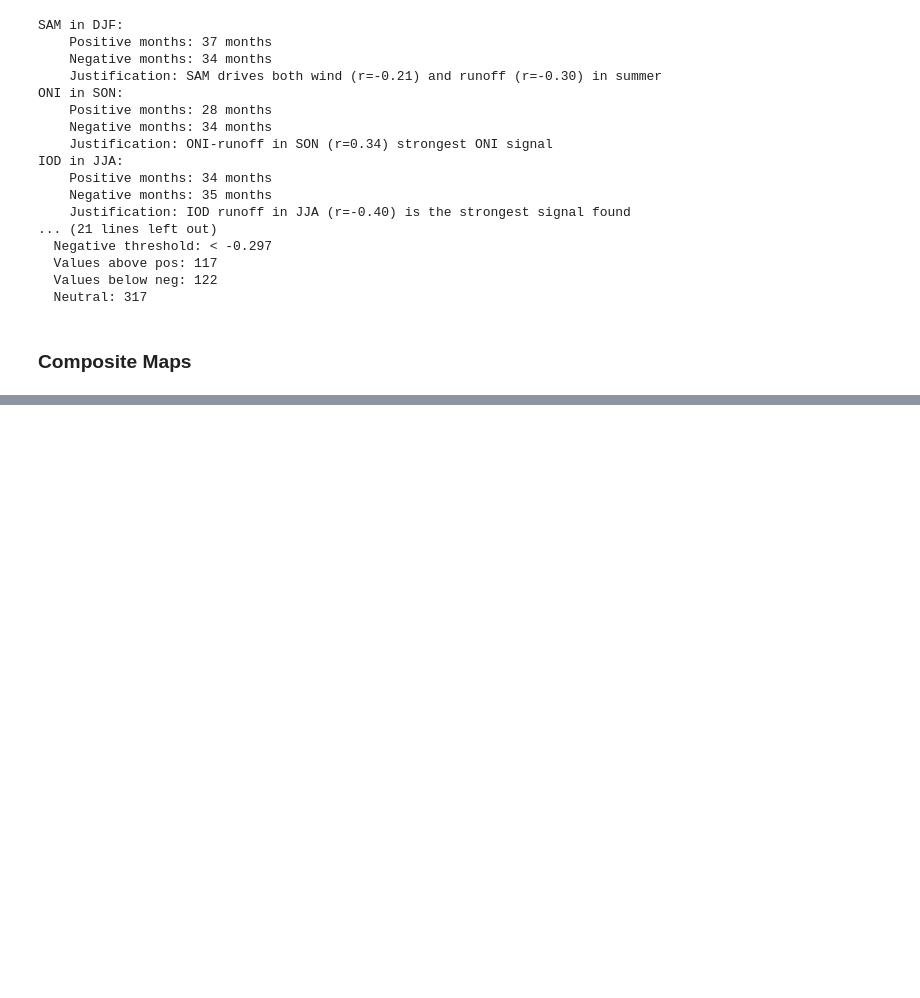
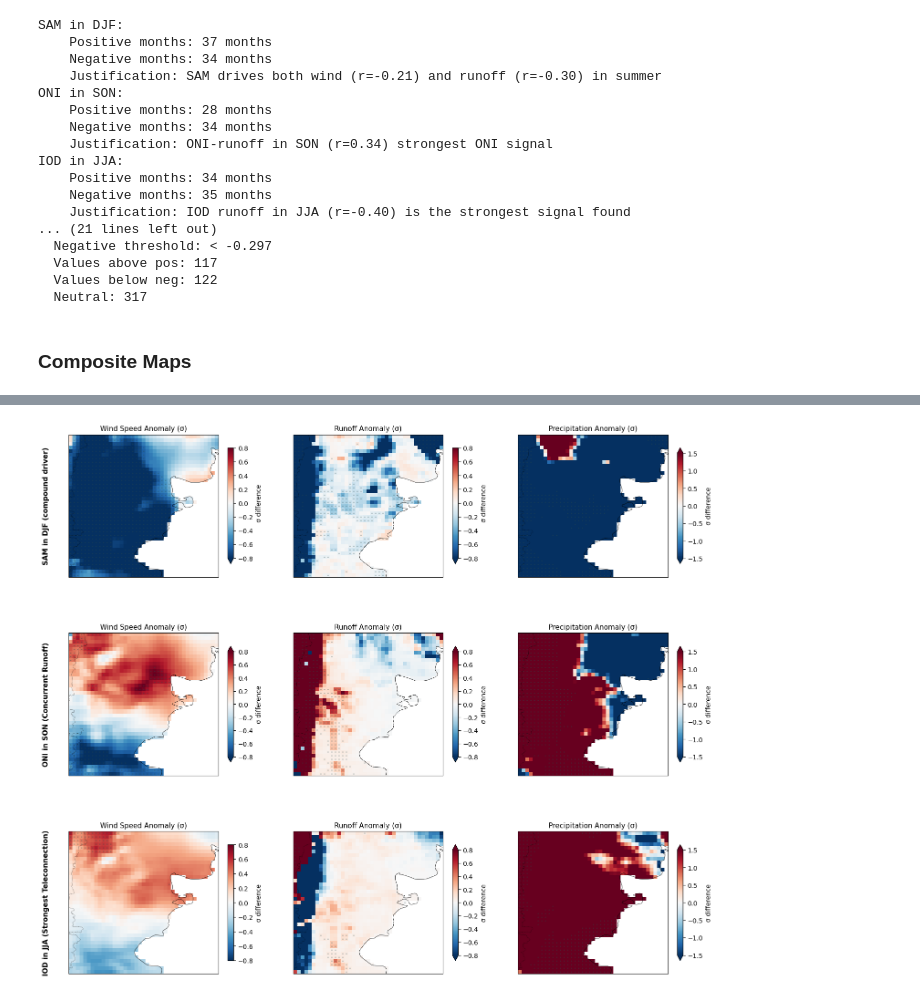
Before and after one commit to sgosmyt2/patagonia-energy-drought, a Jupyter notebook: notebooks/teleconnection_analysis.ipynb, the cells around one changed output, grey strips where cells are left out. Cells and saved outputs as stored; diff of their text form; code cells hidden in the pictures; blank space fills up the shorter version.

Commit message:
Complete composite anaylsis maps

```diff
--- a/notebooks/teleconnection_analysis.ipynb
+++ b/notebooks/teleconnection_analysis.ipynb
@@ -505,8 +507,17 @@ with warnings.catch_warnings():
     spatial_clim = ds.groupby("time.month").mean(dim="time")
     spatial_std = ds.groupby("time.month").std(dim="time")
 
-    # Standardised anomalies
-    ds_anom = (ds.groupby("time.month") - spatial_clim) / spatial_std
+    ds_anom = ds.copy()
+    for month in range(1, 13):
+        month_mask = ds.time.dt.month == month
+        for var in ds.data_vars:
+            ds_anom[var].loc[{"time": month_mask}] = ds[var].sel(
+                time=month_mask
+            ) - spatial_clim[var].sel(month=month) / spatial_std[var].sel(month=month)
+
+    # Drop month coordinate if it exists
+    if "month" in ds_anom.coords:
+        ds_anom = ds_anom.drop_vars("month")
 
 print("Anomaly dataset computed")
 print(f"Variables: {list(ds_anom.data_vars)}")
@@ -628,0 +719,76 @@ IOD in JJA:
+# %%
+fig, axes = plt.subplots(
+    3, 3, figsize=(18, 16), subplot_kw={"projection": ccrs.PlateCarree()}
+)
+
+variables_to_map = [
+    ("wind_speed", "Wind Speed Anomaly (σ)", 0.8),
+    ("runoff", "Runoff Anomaly (σ)", 0.8),
+    ("precipitation", "Precipitation Anomaly (σ)", 1.5),
+]
+
+for row, (key, comp_data) in enumerate(composites.items()):
+    config = comp_data["config"]
+
+    for col, (var, var_title, vmax) in enumerate(variables_to_map):
+        ax = axes[row, col]
+
+        diff = comp_data[f"{var}_diff"]
+        sig = comp_data[f"{var}_sig"]
+
+        # Plot difference field
+        im = diff.plot(
+            ax=ax,
+            transform=ccrs.PlateCarree(),
+            cmap="RdBu_r",
+            vmin=-vmax,
+            vmax=vmax,
+            add_colorbar=True,
+            cbar_kwargs={"shrink": 0.7, "label": "σ difference"},
+        )
+
+        # Stipple significant areas
+        lons, lats = np.meshgrid(diff.longitude, diff.latitude)
+        if sig.values.any():
+            ax.scatter(
+                lons[sig.values],
+                lats[sig.values],
+                color="darkslategrey",
+                s=1,
+                alpha=0.3,
+                transform=ccrs.PlateCarree(),
+            )
+
+        ax.coastlines(resolution="50m", linewidth=0.5)
+        ax.add_feature(
+            cfeature.BORDERS,
+            linestyle=":",
+            linewidth=0.5,
+        )
+        ax.set_title(var_title, fontsize=11)
+
+        if col == 0:
+            ax.text(
+                -0.15,
+                0.5,
+                config["title"],
+                transform=ax.transAxes,
+                fontsize=11,
+                fontweight="bold",
+                rotation=90,
+                ha="center",
+                va="center",
+            )
+
+plt.suptitle(
+    "Seasonal Composite Anomaly Maps (Positive to Negative Phase)\n(Stippling = significant at p < 0.05)",
+    fontsize=14,
+    y=1.02,
+)
+plt.tight_layout()
+plt.savefig(
+    "../results/figures/seasonal_composite_maps.png", dpi=200, bbox_inches="tight"
+)
+plt.show()
+# %% [output]
+[figure, added]
```
Also changed, not shown: parts of 3 cells of this notebook, 1 other file.
